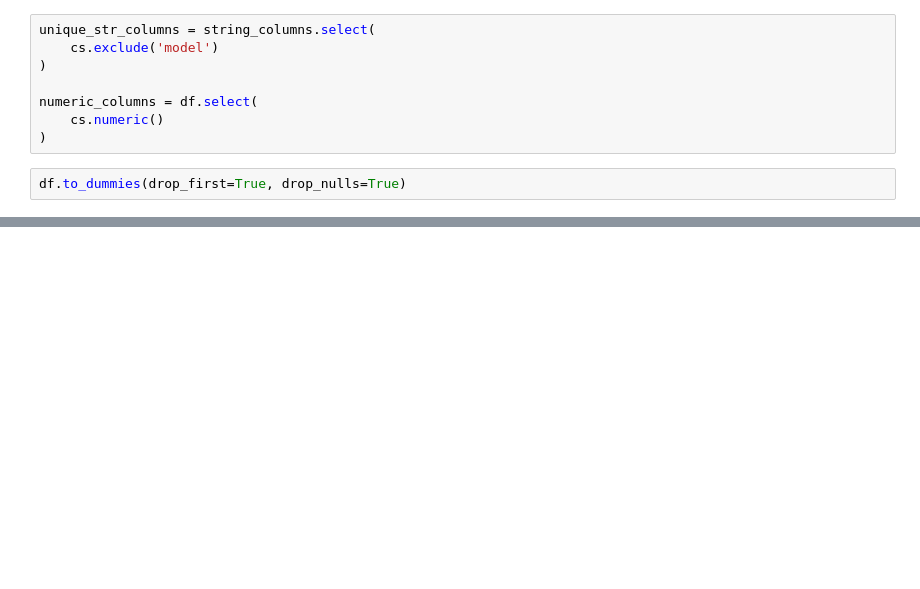
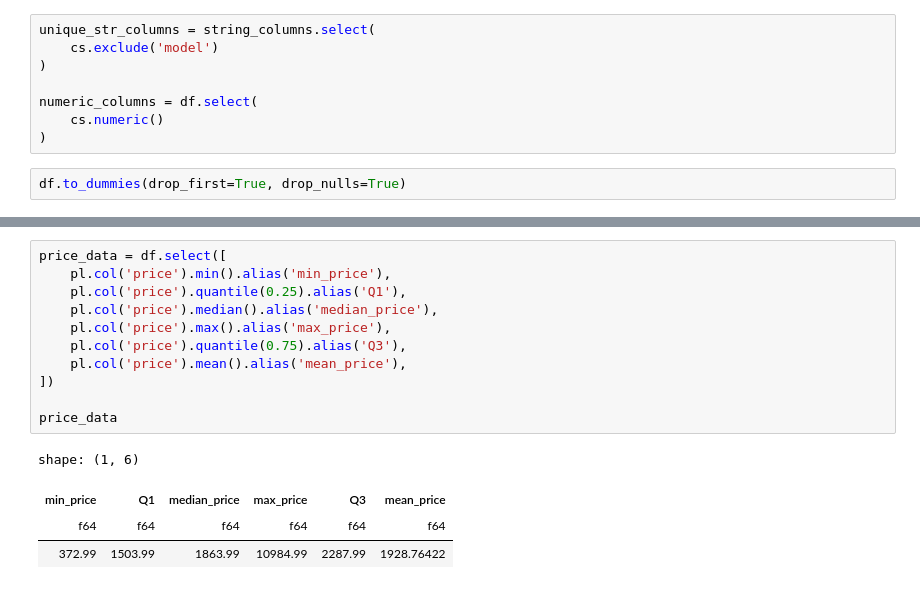
Before and after one commit to ZygimantasB/polars_library, a Jupyter notebook: kaggle/All Computer Prices.ipynb, the cells around one changed output, grey strips where cells are left out. Drawn from its saved outputs; the diff is of its cells as text; blank space fills up the shorter version.

```diff
--- a/kaggle/All Computer Prices.ipynb
+++ b/kaggle/All Computer Prices.ipynb
@@ -485,0 +508,16 @@ df.to_dummies(drop_first=True, drop_nulls=True)
+# %%
+price_data = df.select([
+    pl.col('price').min().alias('min_price'),
+    pl.col('price').quantile(0.25).alias('Q1'),
+    pl.col('price').median().alias('median_price'),
+    pl.col('price').max().alias('max_price'),
+    pl.col('price').quantile(0.75).alias('Q3'),
+    pl.col('price').mean().alias('mean_price'),
+])
+
+price_data
+# %% [output]
+shape: (1, 6)
+| min_price | Q1 | median_price | max_price | Q3 | mean_price |
+| f64 | f64 | f64 | f64 | f64 | f64 |
+| 372.99 | 1503.99 | 1863.99 | 10984.99 | 2287.99 | 1928.76422 |
```
Also changed, not shown: parts of 4 cells of this notebook.
